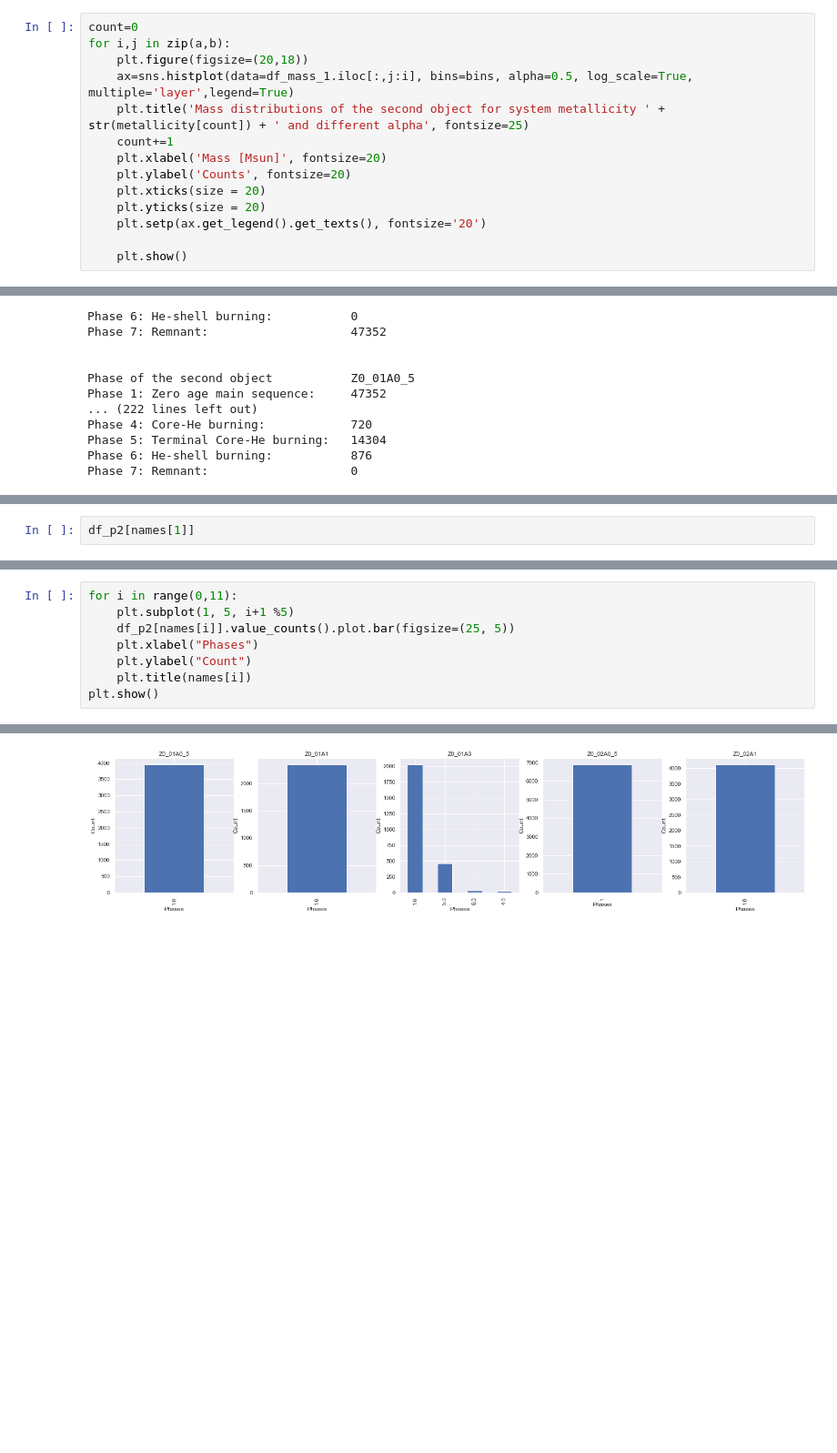
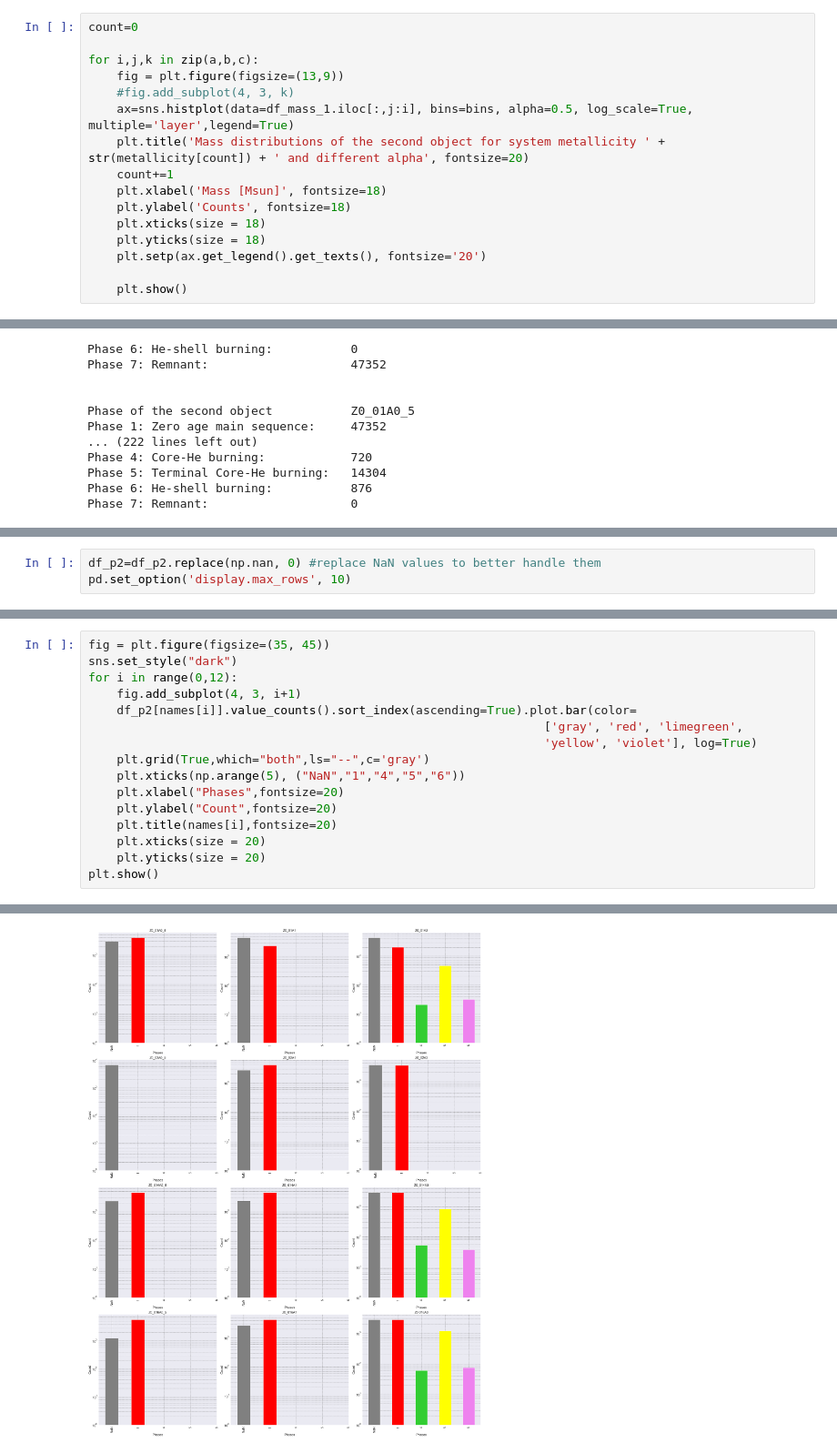
Before and after one commit to Melikakmm/Low-Mass-X-ray-Binaries, a Jupyter notebook: n_data_analysis.ipynb, the cells around one changed output, grey strips where cells are left out. Shown at 91% size. Drawn from its saved outputs; the diff is of its cells as text; blank space fills up the shorter version.

```diff
--- a/n_data_analysis.ipynb
+++ b/n_data_analysis.ipynb
@@ -329,14 +334,16 @@ for i,j in zip(a,b):
 # %%
 count=0
-for i,j in zip(a,b):
-    plt.figure(figsize=(20,18))
+
+for i,j,k in zip(a,b,c):
+    fig = plt.figure(figsize=(13,9))
+    #fig.add_subplot(4, 3, k)
     ax=sns.histplot(data=df_mass_1.iloc[:,j:i], bins=bins, alpha=0.5, log_scale=True, multiple='layer',legend=True)
-    plt.title('Mass distributions of the second object for system metallicity ' + str(metallicity[count]) + ' and different alpha', fontsize=25)
+    plt.title('Mass distributions of the second object for system metallicity ' + str(metallicity[count]) + ' and different alpha', fontsize=20)
     count+=1
-    plt.xlabel('Mass [Msun]', fontsize=20)
-    plt.ylabel('Counts', fontsize=20)
-    plt.xticks(size = 20)
-    plt.yticks(size = 20)
+    plt.xlabel('Mass [Msun]', fontsize=18)
+    plt.ylabel('Counts', fontsize=18)
+    plt.xticks(size = 18)
+    plt.yticks(size = 18)
     plt.setp(ax.get_legend().get_texts(), fontsize='20')
 
     plt.show()
@@ -464,2 +473,3 @@ Phase 7: Remnant:                    0
 # %%
-df_p2[names[1]]
+df_p2=df_p2.replace(np.nan, 0) #replace NaN values to better handle them
+pd.set_option('display.max_rows', 10)
@@ -479,9 +476,17 @@ Name: Z0_01A1, Length: 6878, dtype: float64
 # %%
-for i in range(0,11):
-    plt.subplot(1, 5, i+1 %5)
-    df_p2[names[i]].value_counts().plot.bar(figsize=(25, 5))
-    plt.xlabel("Phases")
-    plt.ylabel("Count")
-    plt.title(names[i])
+fig = plt.figure(figsize=(35, 45))
+sns.set_style("dark")
+for i in range(0,12):
+    fig.add_subplot(4, 3, i+1)
+    df_p2[names[i]].value_counts().sort_index(ascending=True).plot.bar(color=
+                                                                ['gray', 'red', 'limegreen',
+                                                                'yellow', 'violet'], log=True)
+    plt.grid(True,which="both",ls="--",c='gray')
+    plt.xticks(np.arange(5), ("NaN","1","4","5","6"))
+    plt.xlabel("Phases",fontsize=20)
+    plt.ylabel("Count",fontsize=20)
+    plt.title(names[i],fontsize=20)
+    plt.xticks(size = 20)
+    plt.yticks(size = 20)
 plt.show()
 # %% [output]
@@ -489 +493 @@ ValueError: num must be 1 <= num <= 5, not 6
-[figure, old version]
+[figure, new version]
```
Also changed, not shown: parts of 29 cells of this notebook.
